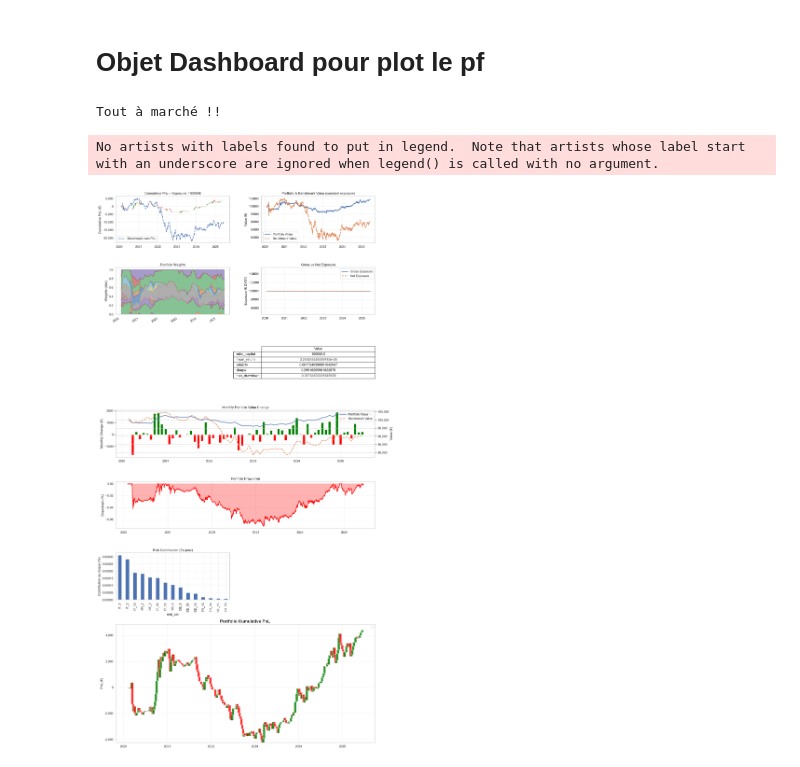
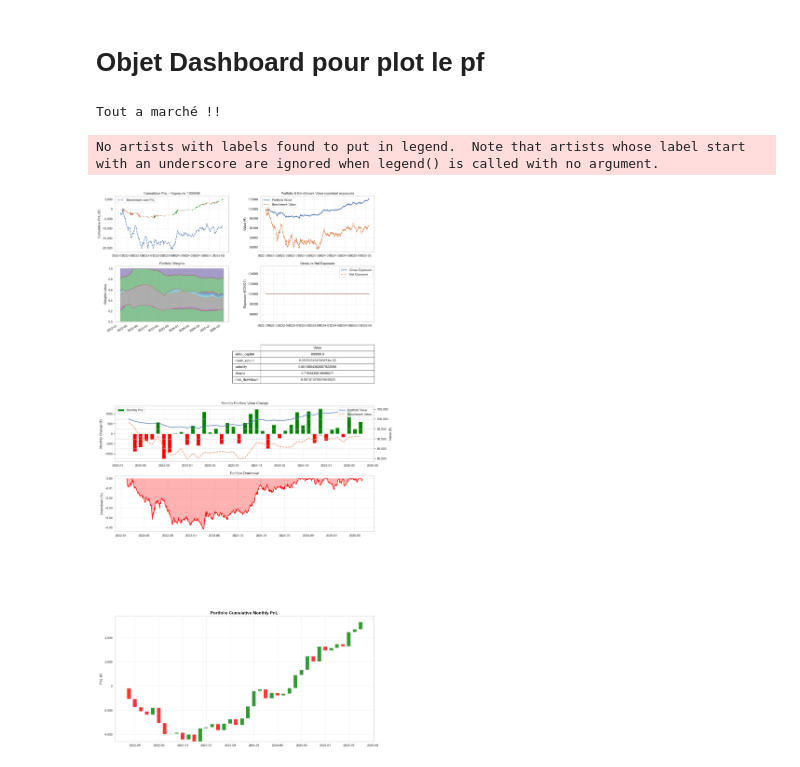
Before and after one commit to pradosth0/Markowitz_based_portfolio_allocation, a Jupyter notebook: pf_bond.ipynb, the cells around one changed output. Drawn from its saved outputs; the diff is of its cells as text; code cells hidden in the pictures.

Commit message:
"Format des data plus généralisable et enfin problème format des dates fixed !!"

```diff
--- a/pf_bond.ipynb
+++ b/pf_bond.ipynb
@@ -110,3 +119,14 @@ plt.show()
 Bonne tête de return !
 # %% [markdown]
 # Estimation des return
+# %%
+#On met data sous le bon format. Ce qu'on veut c'est :
+# Date | Finacial product (ex FR_5 pour France bond mat 5) | Return
+val = "total_ret"
+
+data_completed = data[["time_stamp", "country_iso", "mat_cat", val]].copy()
+data_completed["product"] = data_completed["country_iso"].astype(str) + "_" + data_completed["mat_cat"].astype(str)
+data_completed = data_completed.drop(columns=["country_iso", "mat_cat"])
+data_completed["time_stamp"] = pd.to_datetime(data_completed["time_stamp"])
+
+data_completed.head()
@@ -307,17 +298,13 @@ class Portfolio:
         self.benchmark_w()
         return self.weights
 # %%
-data_dict = {"FR": df_FR, "DE": df_DE, "IT": df_IT}
-for c in list(data_dict):
-    # keep as-is; no full dropna here
-    pass
-
 date = "2023-06-01"
 
 
-pf = Portfolio(data_dict, date, benchmark="ew", long_only=True, window_days=60,lamb=10)
+pf = Portfolio(data_completed, date, benchmark="ew", long_only=True, window_days=60,lamb=10)
+#print(pf.returns)
 w = pf.process()
+#print(pf.mean_returns)
 print(w)
-#print(pf.returns)
 # %% [output]
            2023-06-01
@@ -561,31 +517,29 @@ class TimeSeriesPortfolio:
 # %% [markdown]
 # Objet Dashboard pour plot le pf
 # %%
-data_dict = {"FR": df_FR, "DE": df_DE, "IT": df_IT}
-for c in list(data_dict):
-    # keep as-is; no full dropna here
-    pass
 
-start_date = "2020-01-01"
+
+start_date = "2022-01-01"
 end_date   = "2025-06-10"
 
 
 tspf = TimeSeriesPortfolio(
-    data_dict,
+    data_completed,
     start_date,
     end_date,
     rebalance_freq="1M",
     long_only=True,
     lamb=40,
     benchmark="ew",
     ridge=1,
     window_days=120  # ~ daily data per rebalance
-)
+    )
 
 tspf.generate_portfolios()
+
 viz = PortfolioDashboardVisualizer(tspf)
 viz.plot_dashboard()
 # %% [output]
-Tout à marché !!
+Tout a marché !!
 No artists with labels found to put in legend.  Note that artists whose label start with an underscore are ignored when legend() is called with no argument.
-[figure, old version]
+[figure, new version]
```
Also changed, not shown: parts of 10 cells of this notebook, 1 other file.
